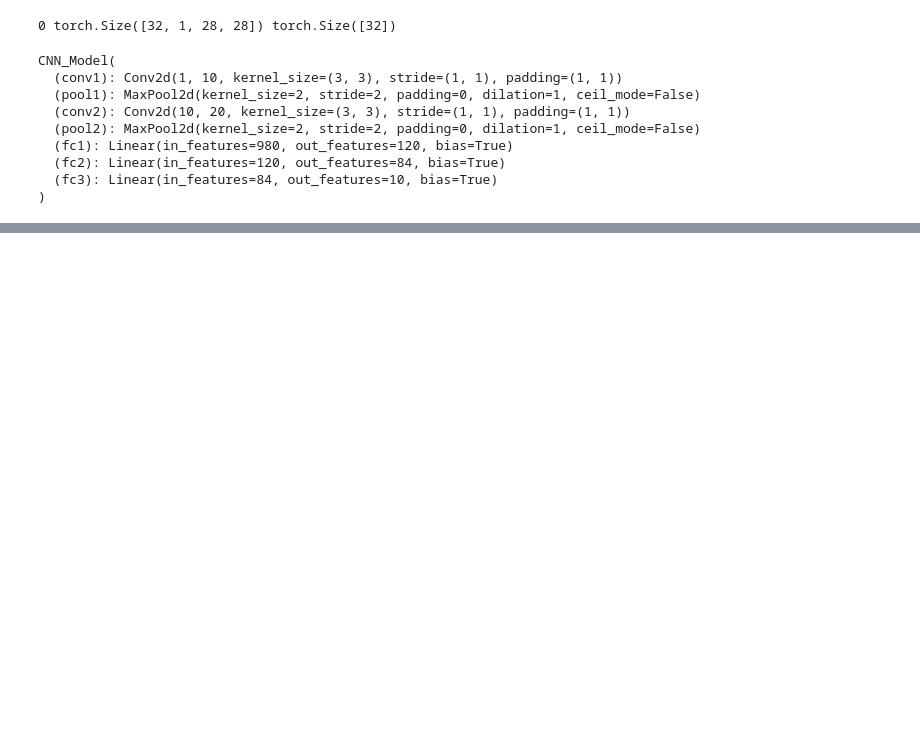
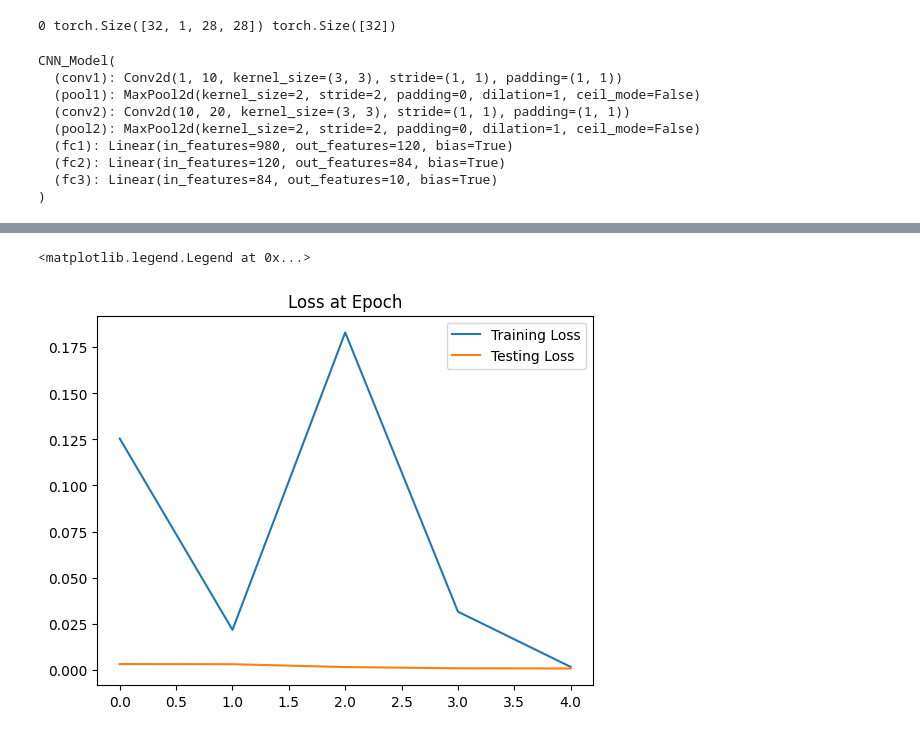
Before and after one commit to Putt2020/pytorch_beginner, a Jupyter notebook: pytorch_CNN_beginner.ipynb, the cells around one changed output, grey strips where cells are left out. Cells and saved outputs as stored; diff of their text form; code cells hidden in the pictures; blank space fills up the shorter version.

```diff
--- a/pytorch_CNN_beginner.ipynb
+++ b/pytorch_CNN_beginner.ipynb
@@ -168,0 +201,12 @@ Total time: 217.7744529247284 seconds or 3.62957421541214 minutes
+# %%
+#grap the loss at epoch
+train_losses = [item.item() for item in train_losses]
+# test_losses = [item.item() for item in test_losses]
+plt.plot(train_losses, label='Training Loss')
+plt.plot(test_losses, label='Testing Loss')
+plt.title('Loss at Epoch')
+plt.legend()
+#
+# %% [output]
+<matplotlib.legend.Legend at 0x...>
+[figure, added]
```
Also changed, not shown: parts of 7 cells of this notebook.
